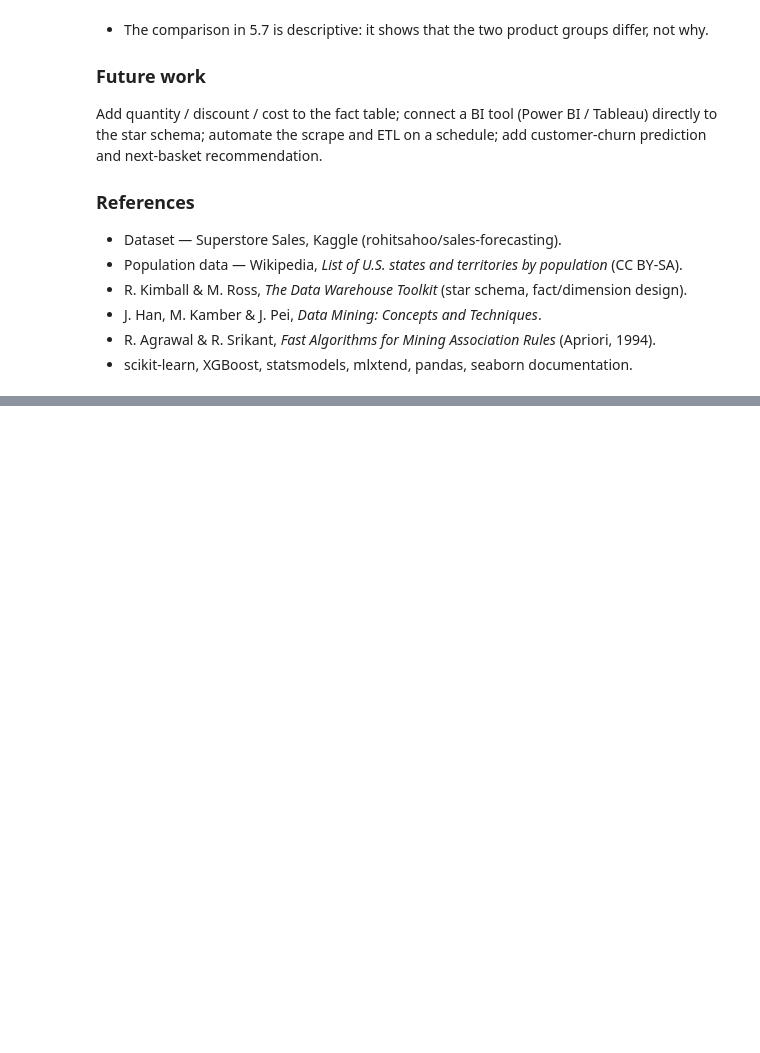
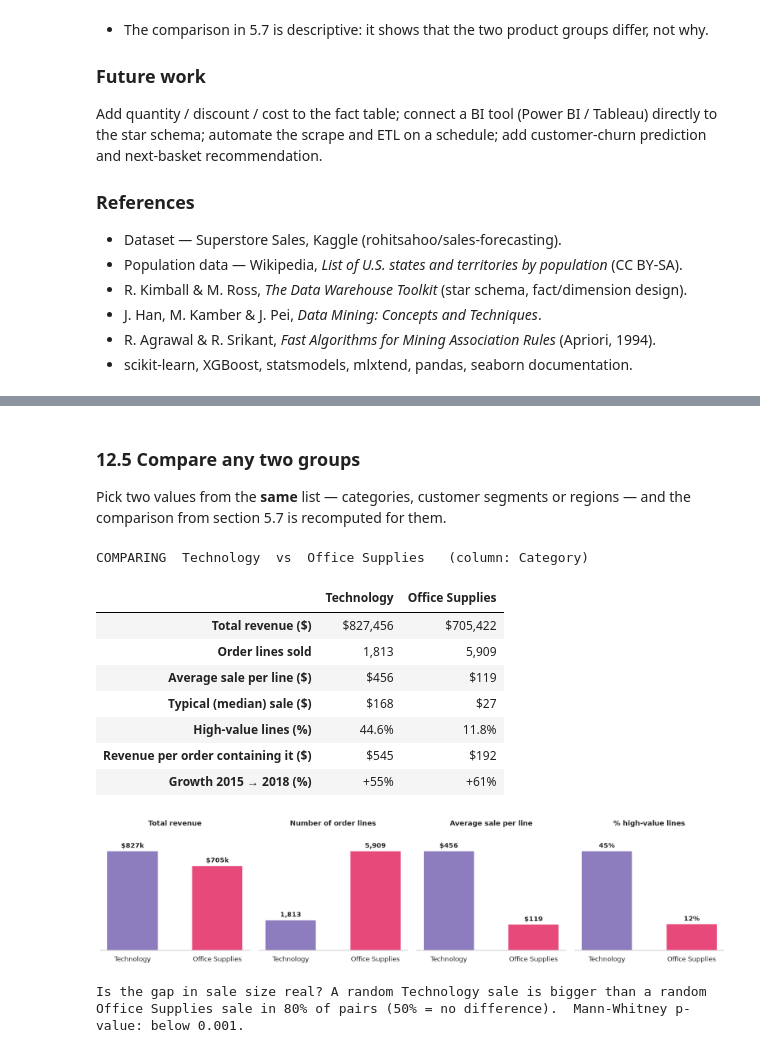
Before and after one commit to Abhishek222983101/sales-analytics-platform, a Jupyter notebook: dwm-project/DWM_Sales_Analytics.ipynb, the cells around one changed output, grey strips where cells are left out. Drawn from its saved outputs; the diff is of its cells as text; code cells hidden in the pictures; blank space fills up the shorter version.

```diff
--- a/dwm-project/DWM_Sales_Analytics.ipynb
+++ b/dwm-project/DWM_Sales_Analytics.ipynb
@@ -2323,0 +2565,3 @@ Add quantity / discount / cost to the fact table; connect a BI tool (Power BI /
+# %% [markdown]
+### 12.5 Compare any two groups
+Pick two values from the **same** list — categories, customer segments or regions — and the comparison from section 5.7 is recomputed for them.
@@ -2323,0 +2615,18 @@ Add quantity / discount / cost to the fact table; connect a BI tool (Power BI /
+# %%
+#@title ⚖️ Compare ANY two groups — pick two values from the same list, then press ▶ { display-mode: "form" }
+group_A = "Technology"  #@param ["Furniture", "Office Supplies", "Technology", "Consumer", "Corporate", "Home Office", "Central", "East", "South", "West"]
+group_B = "Office Supplies"  #@param ["Furniture", "Office Supplies", "Technology", "Consumer", "Corporate", "Home Office", "Central", "East", "South", "West"]
+
+compare_groups(group_A, group_B)
+# %% [output]
+COMPARING  Technology  vs  Office Supplies   (column: Category)
+|  | Technology | Office Supplies |
+| Total revenue ($) | $827,456 | $705,422 |
+| Order lines sold | 1,813 | 5,909 |
+| Average sale per line ($) | $456 | $119 |
+| Typical (median) sale ($) | $168 | $27 |
+| High-value lines (%) | 44.6% | 11.8% |
+| Revenue per order containing it ($) | $545 | $192 |
+| Growth 2015 → 2018 (%) | +55% | +61% |
+[figure, added]
+Is the gap in sale size real? A random Technology sale is bigger than a random Office Supplies sale in 80% of pairs (50% = no difference).  Mann-Whitney p-value: below 0.001.
```
Also changed, not shown: parts of 16 cells of this notebook, 5 other files.
